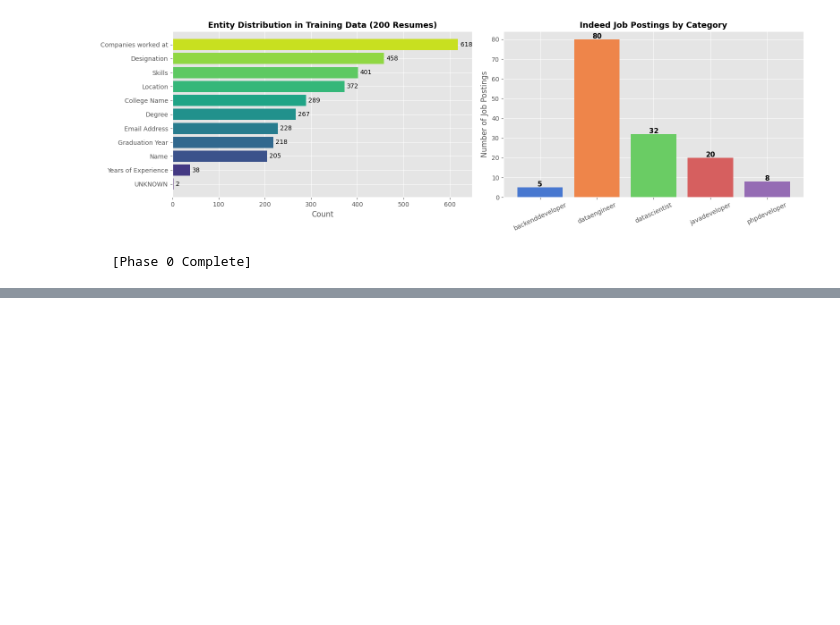
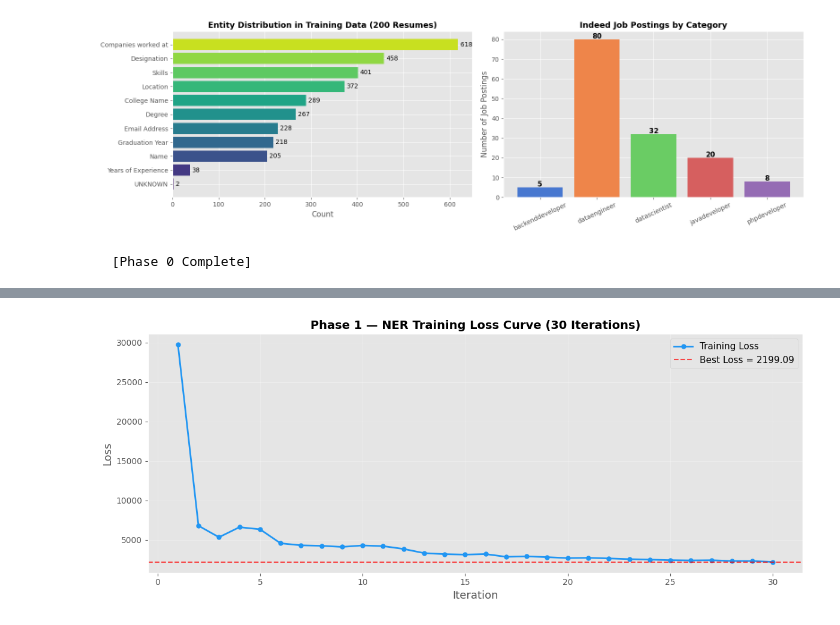
Before and after one commit to alabhastam/recom-sys, a Jupyter notebook: bi-recom-sys-2.ipynb, the cells around one changed output, grey strips where cells are left out. Cells and saved outputs as stored; diff of their text form; code cells hidden in the pictures; blank space fills up the shorter version.

Commit message:
Kaggle Notebook | bidirectional-recom-sys | Version 1

```diff
--- a/bi-recom-sys-2.ipynb
+++ b/bi-recom-sys-2.ipynb
@@ -379,0 +380,21 @@ print(f"  Model saved to: {MODEL_SAVE_DIR}")
+# %%
+# =====================================================================
+#  PHASE 1.4 — Training Loss Curve
+# =====================================================================
+
+fig, ax = plt.subplots(figsize=(12, 5))
+ax.plot(range(1, N_ITER + 1), loss_history, marker="o", linewidth=2,
+        markersize=5, color="#2196F3", label="Training Loss")
+ax.axhline(y=best_loss, color="red", linestyle="--", alpha=0.7,
+           label=f"Best Loss = {best_loss:.2f}")
+ax.set_xlabel("Iteration", fontsize=13)
+ax.set_ylabel("Loss", fontsize=13)
+ax.set_title("Phase 1 — NER Training Loss Curve (30 Iterations)",
+             fontsize=14, fontweight="bold")
+ax.legend(fontsize=11)
+ax.grid(True, alpha=0.3)
+plt.tight_layout()
+plt.savefig("/kaggle/working/phase1_loss_curve.png", dpi=150, bbox_inches="tight")
+plt.show()
+# %% [output]
+[figure, added]
```
Also changed, not shown: parts of 5 cells of this notebook.
